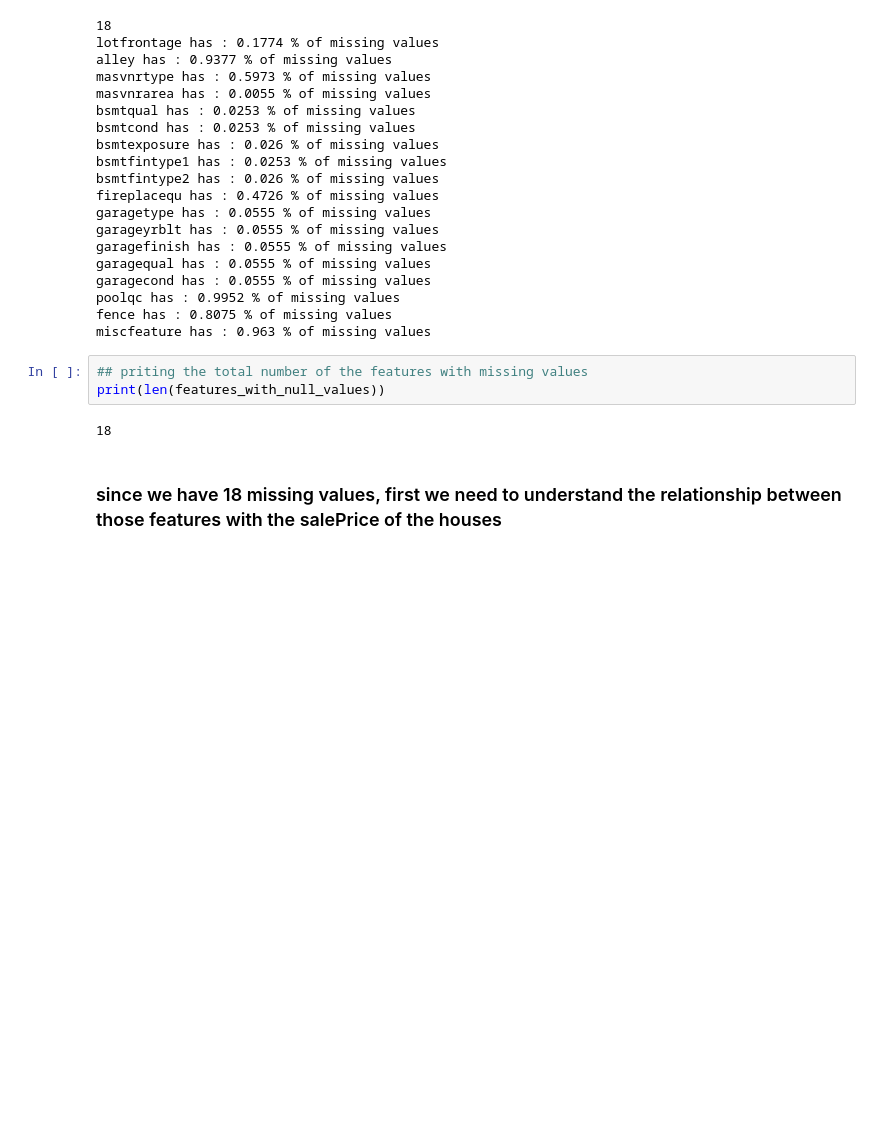
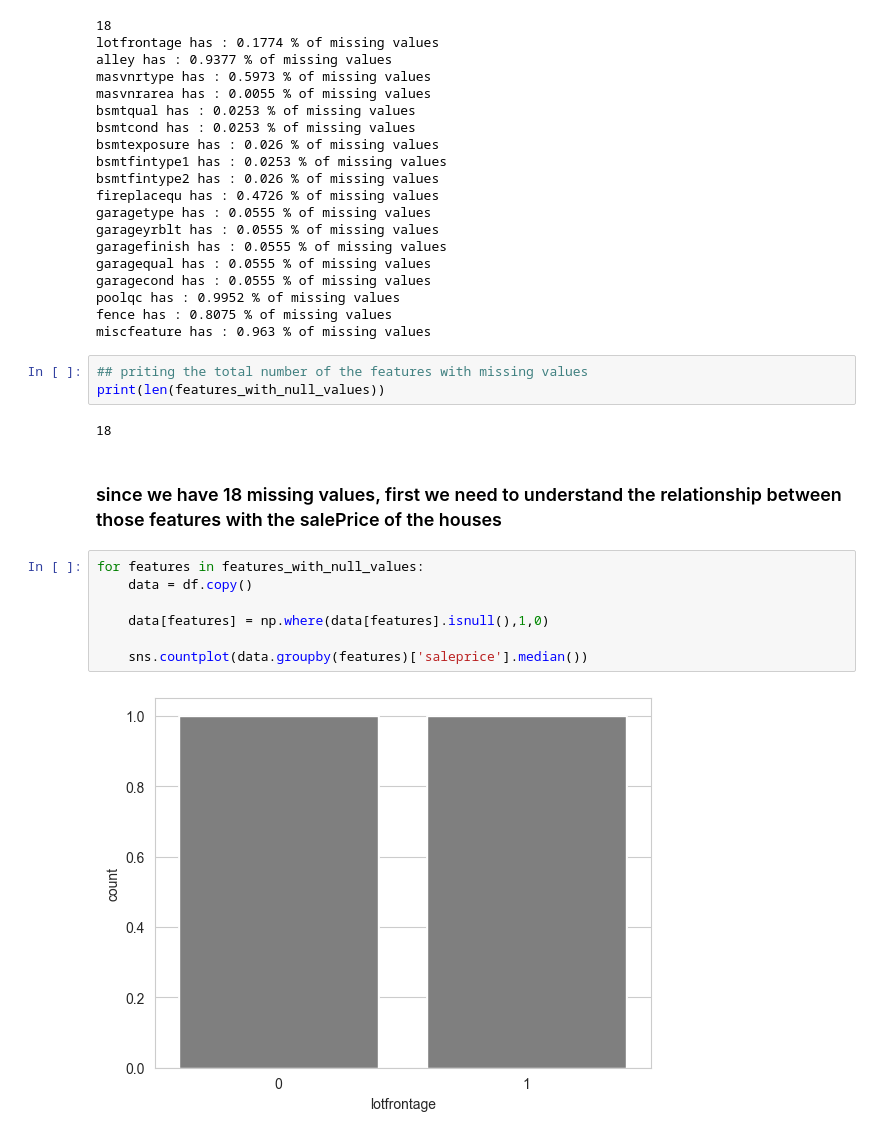
Before and after one commit to BishalJung7377/house_price_prediction, a Jupyter notebook: house_price_predictions.ipynb, the cells around one changed output. Saved outputs shown, nothing was run; the diff lists cells and outputs as text; blank space fills up the shorter version.

Commit message:
count plot plotted with the total number of missing values

```diff
--- a/house_price_predictions.ipynb
+++ b/house_price_predictions.ipynb
@@ -163,3 +163,12 @@ print(len(features_with_null_values))
 18
 # %% [markdown]
 ### since we have 18 missing values, first we need to understand the relationship between those features with the salePrice of the houses
+# %%
+for features in features_with_null_values:
+    data = df.copy()
+
+    data[features] = np.where(data[features].isnull(),1,0)
+
+    sns.countplot(data.groupby(features)['saleprice'].median())
+# %% [output]
+[figure, added]
```
